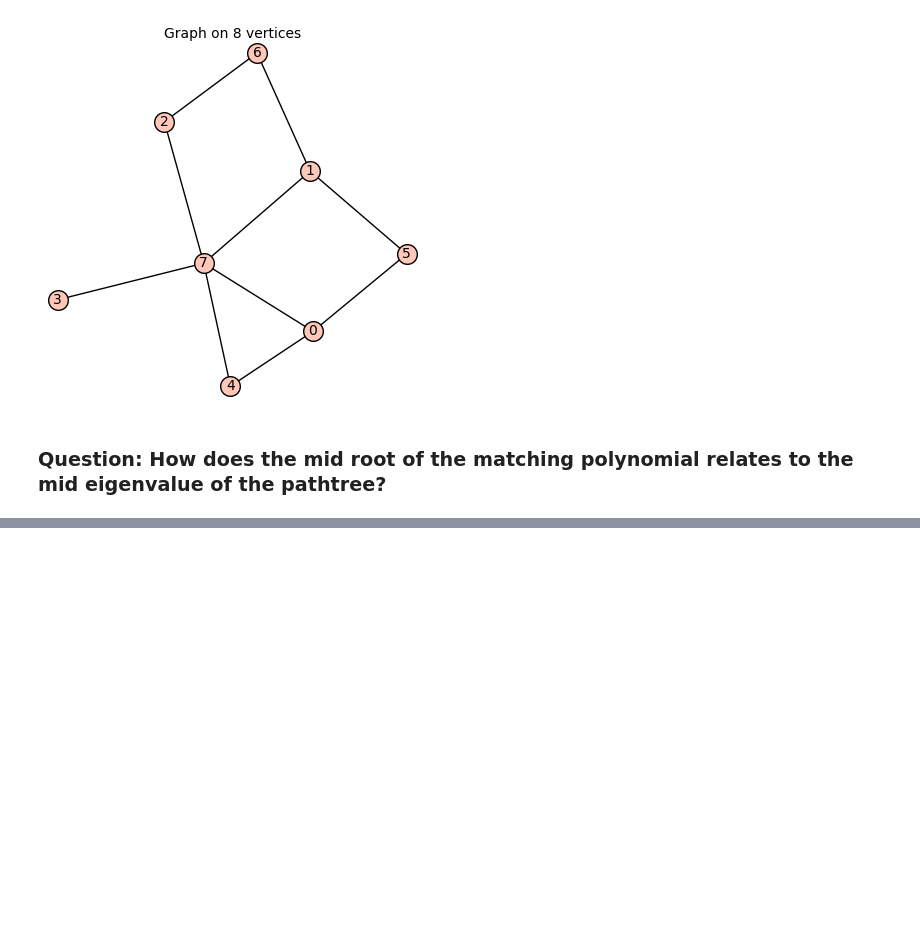
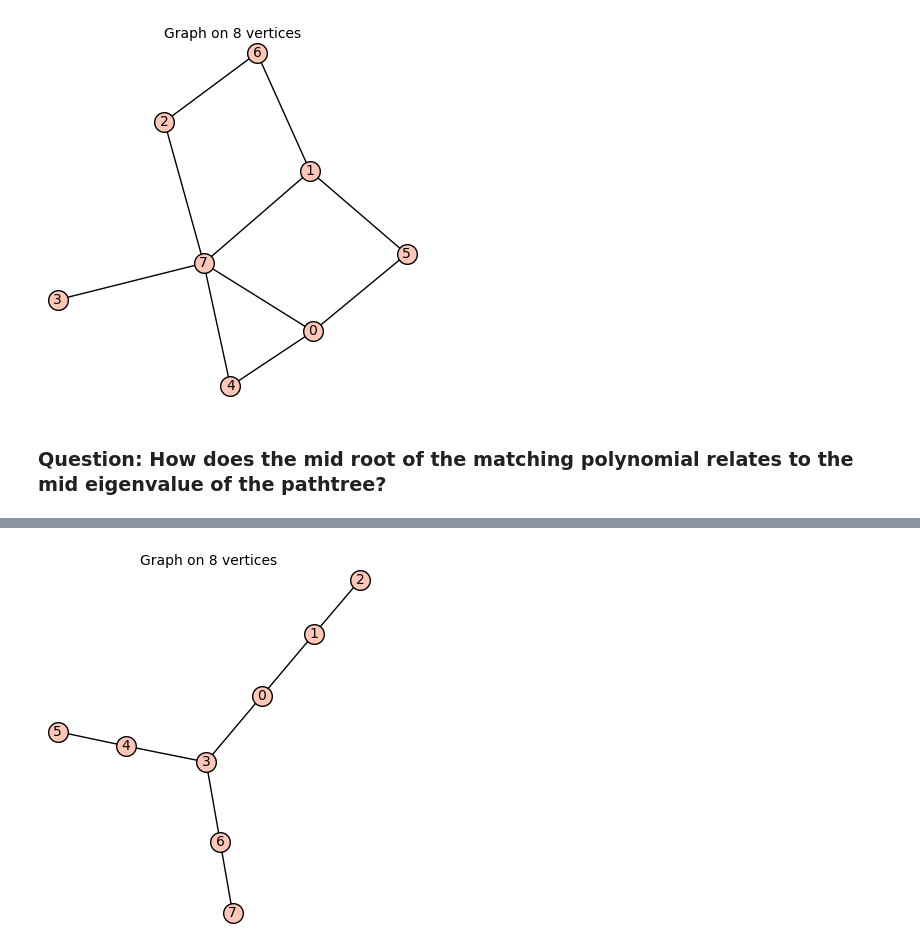
Before and after one commit to emanueljuliano/Strongly_Cospectral_Vertices_On_Trees, a Jupyter notebook: Inverse of path trees.ipynb, the cells around one changed output, grey strips where cells are left out. Drawn from its saved outputs; the diff is of its cells as text; code cells hidden in the pictures; blank space fills up the shorter version.

```diff
--- a/Inverse of path trees.ipynb
+++ b/Inverse of path trees.ipynb
@@ -601,0 +734,4 @@ Graph("G?bBFo")
+# %%
+PathTree(Graph("ECZO"), 1)
+# %% [output]
+[figure, added]
```
Also changed, not shown: parts of 18 cells of this notebook, 1 other file.
